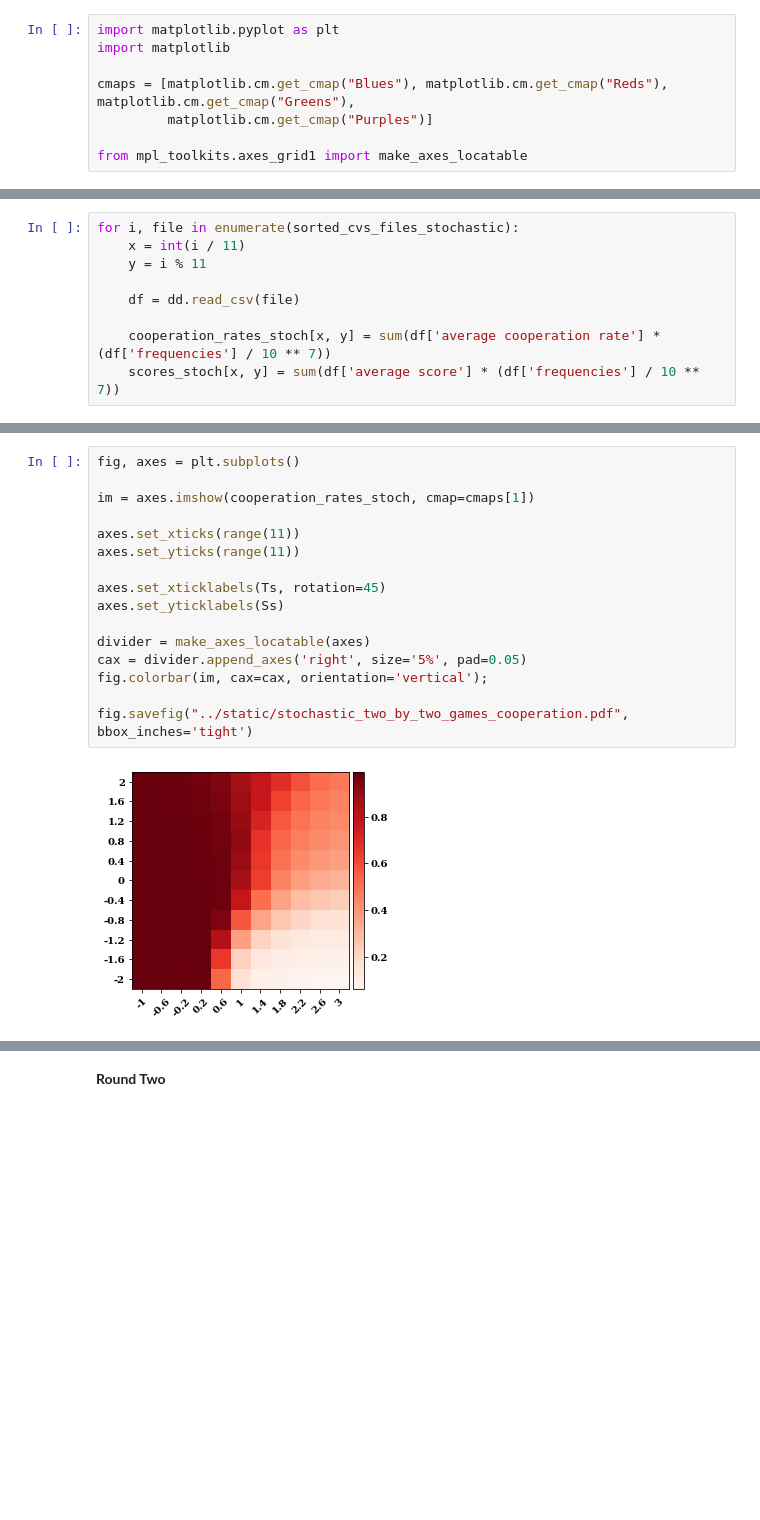
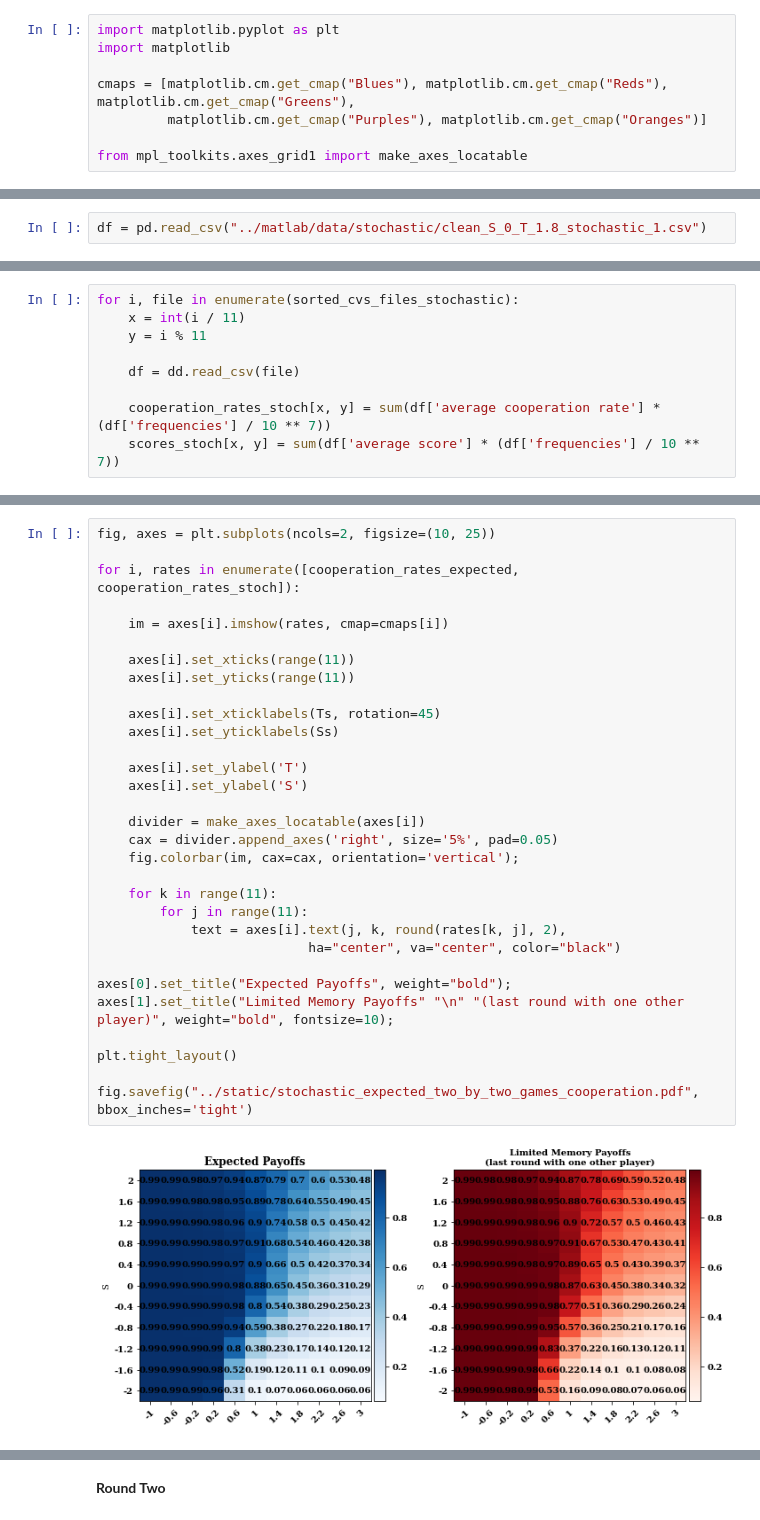
Before and after one commit to Nikoleta-v3/evolution-of-cooperation-with-limited-updating-payoff-memory, a Jupyter notebook: nbs/Cooperating rates.ipynb, the cells around one changed output, grey strips where cells are left out. Saved outputs shown, nothing was run; the diff lists cells and outputs as text; blank space fills up the shorter version.

```diff
--- a/nbs/Cooperating rates.ipynb
+++ b/nbs/Cooperating rates.ipynb
@@ -14,7 +14,7 @@ import matplotlib.pyplot as plt
 import matplotlib
 
 cmaps = [matplotlib.cm.get_cmap("Blues"), matplotlib.cm.get_cmap("Reds"), matplotlib.cm.get_cmap("Greens"),
-         matplotlib.cm.get_cmap("Purples")]
+         matplotlib.cm.get_cmap("Purples"), matplotlib.cm.get_cmap("Oranges")]
 
 from mpl_toolkits.axes_grid1 import make_axes_locatable
 # %%
@@ -38,3 +38,5 @@ sorted_cvs_files_expected = [f"../matlab/data/expected/clean_S_{S}_T_{T}_stochas
 # %%
 cooperation_rates_expected = np.zeros((11, 11))
 scores_expected = np.zeros((11, 11))
+# %%
+df = pd.read_csv("../matlab/data/stochastic/clean_S_0_T_1.8_stochastic_1.csv")
@@ -84,19 +150,34 @@ for i, file in enumerate(sorted_cvs_files_stochastic):
 # %%
-fig, axes = plt.subplots()
+fig, axes = plt.subplots(ncols=2, figsize=(10, 25))
 
-im = axes.imshow(cooperation_rates_stoch, cmap=cmaps[1])
+for i, rates in enumerate([cooperation_rates_expected, cooperation_rates_stoch]):
 
-axes.set_xticks(range(11))
-axes.set_yticks(range(11))
+    im = axes[i].imshow(rates, cmap=cmaps[i])
 
-axes.set_xticklabels(Ts, rotation=45)
-axes.set_yticklabels(Ss)
+    axes[i].set_xticks(range(11))
+    axes[i].set_yticks(range(11))
 
-divider = make_axes_locatable(axes)
-cax = divider.append_axes('right', size='5%', pad=0.05)
-fig.colorbar(im, cax=cax, orientation='vertical');
+    axes[i].set_xticklabels(Ts, rotation=45)
+    axes[i].set_yticklabels(Ss)
 
-fig.savefig("../static/stochastic_two_by_two_games_cooperation.pdf", bbox_inches='tight')
+    axes[i].set_ylabel('T')
+    axes[i].set_ylabel('S')
+
+    divider = make_axes_locatable(axes[i])
+    cax = divider.append_axes('right', size='5%', pad=0.05)
+    fig.colorbar(im, cax=cax, orientation='vertical');
+
+    for k in range(11):
+        for j in range(11):
+            text = axes[i].text(j, k, round(rates[k, j], 2),
+                           ha="center", va="center", color="black")
+
+axes[0].set_title("Expected Payoffs", weight="bold");
+axes[1].set_title("Limited Memory Payoffs" "\n" "(last round with one other player)", weight="bold", fontsize=10);
+
+plt.tight_layout()
+
+fig.savefig("../static/stochastic_expected_two_by_two_games_cooperation.pdf", bbox_inches='tight')
 # %% [output]
-[figure, old version]
+[figure, new version]
 # %%
```
Also changed, not shown: parts of 19 cells of this notebook, 13 other files.
